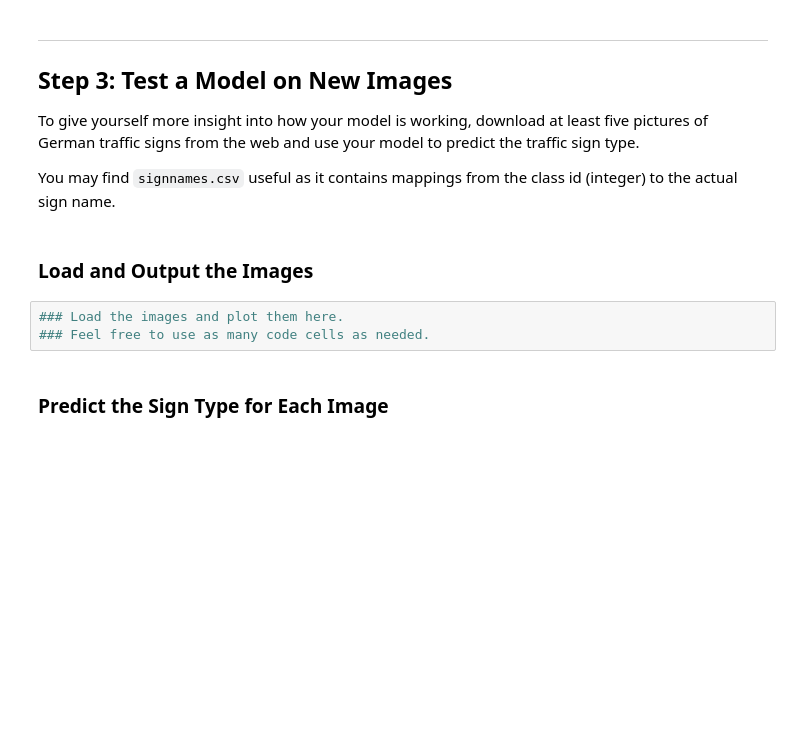
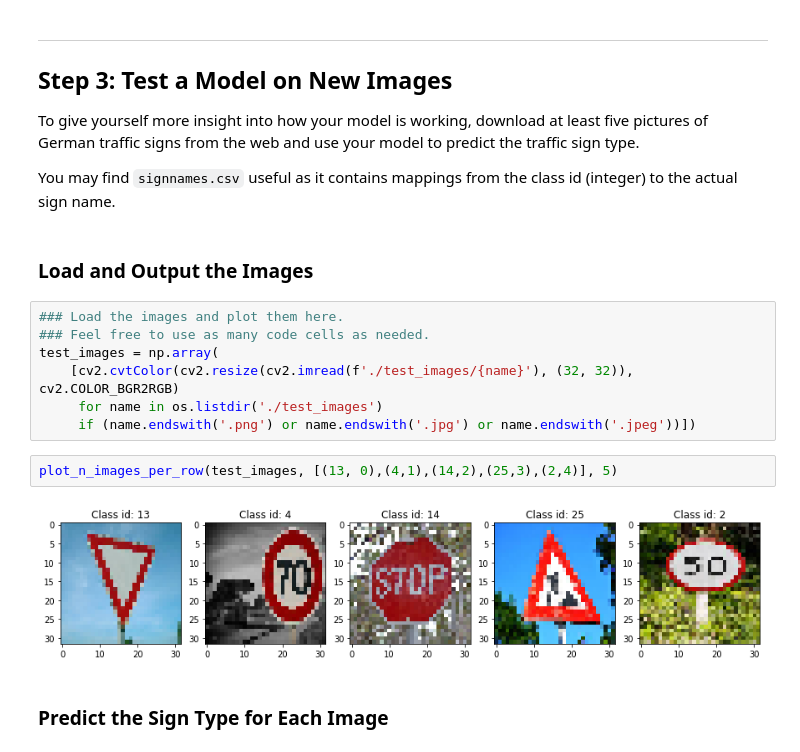
Before and after one commit to koulakis/CarND-Traffic-Sign-Classifier-Project, a Jupyter notebook: Traffic_Sign_Classifier.ipynb, the cells around one changed output. Drawn from its saved outputs; the diff is of its cells as text; blank space fills up the shorter version.

Commit message:
Tests the lenet classifier on 5 images from the internet and explores some of the error cases.

```diff
--- a/Traffic_Sign_Classifier.ipynb
+++ b/Traffic_Sign_Classifier.ipynb
@@ -382,6 +380,14 @@ You may find `signnames.csv` useful as it contains mappings from the class id (i
 # %%
 ### Load the images and plot them here.
 ### Feel free to use as many code cells as needed.
+test_images = np.array(
+    [cv2.cvtColor(cv2.resize(cv2.imread(f'./test_images/{name}'), (32, 32)), cv2.COLOR_BGR2RGB)
+     for name in os.listdir('./test_images')
+     if (name.endswith('.png') or name.endswith('.jpg') or name.endswith('.jpeg'))])
+# %%
+plot_n_images_per_row(test_images, [(13, 0),(4,1),(14,2),(25,3),(2,4)], 5)
+# %% [output]
+[figure, added]
 # %% [markdown]
 ### Predict the Sign Type for Each Image
 # %%
```
Also changed, not shown: parts of 25 cells of this notebook, 10 other files.
